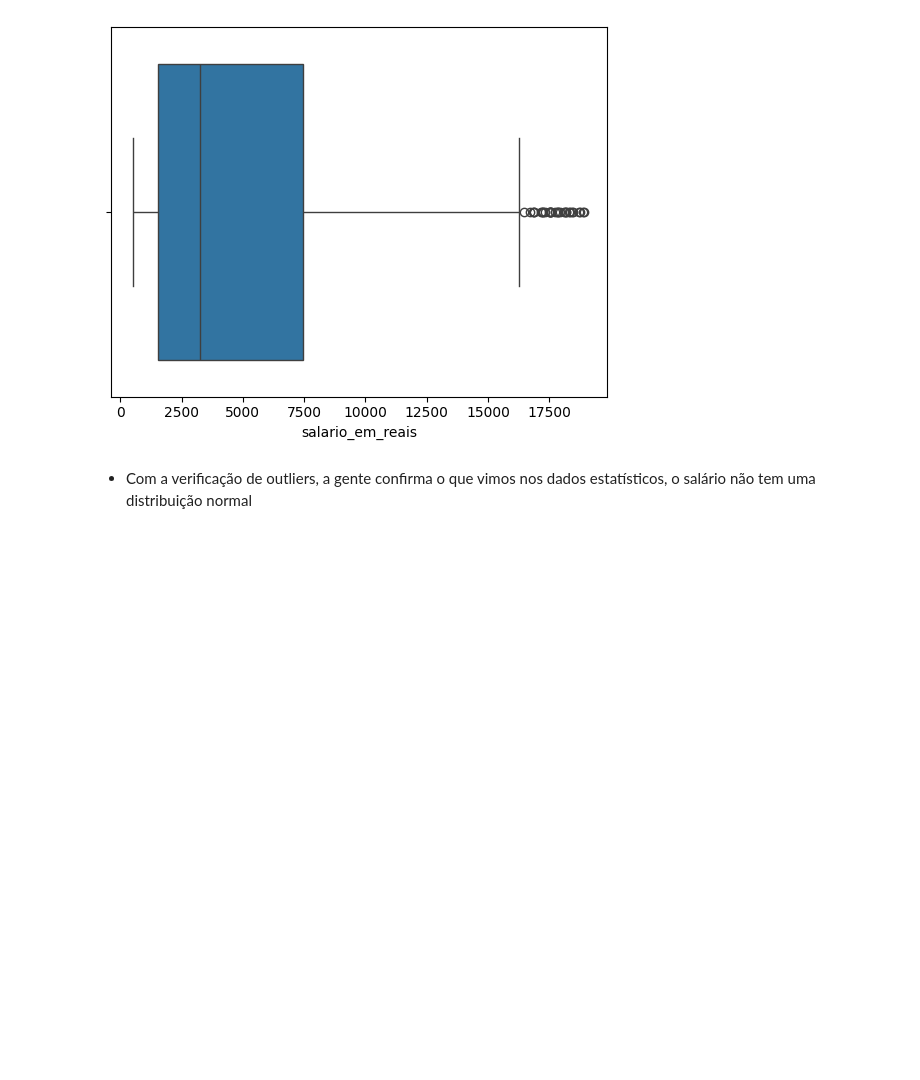
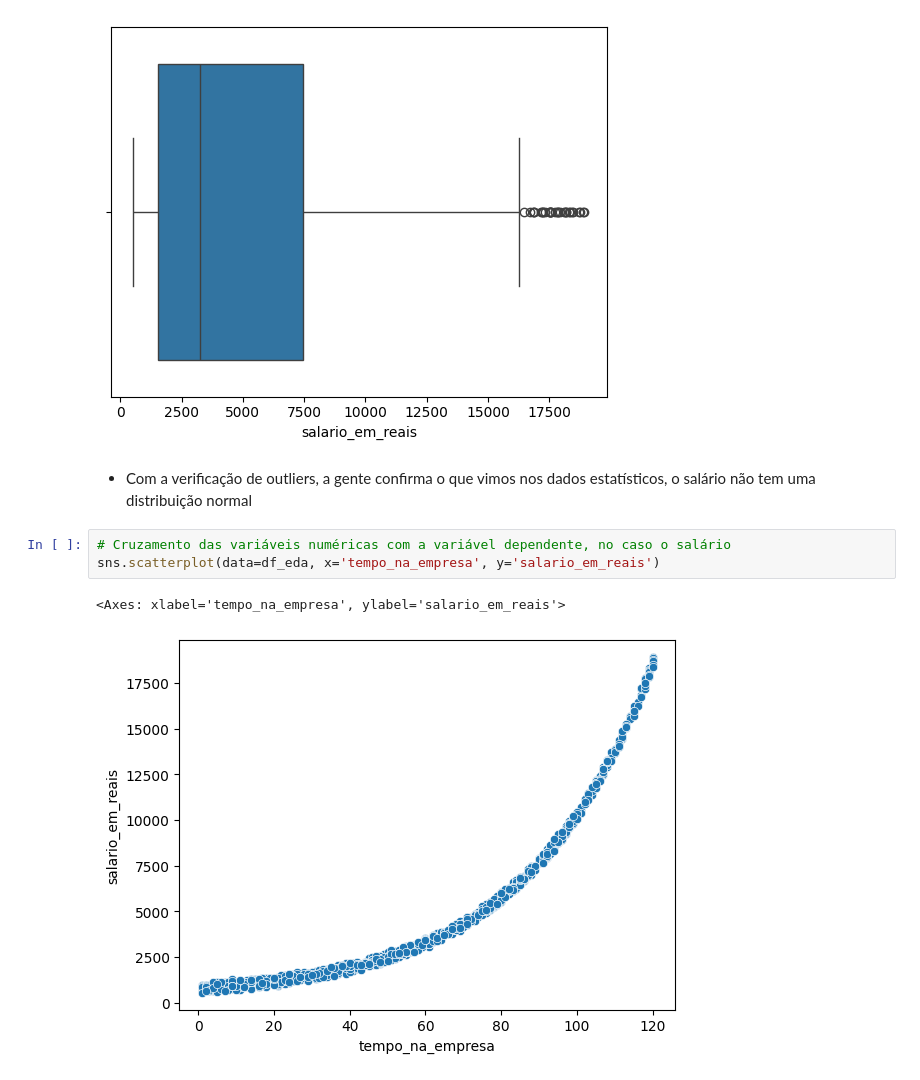
Before and after one commit to rcmonteiro/curso-ia-rocketseat, a Jupyter notebook: regressao_polinomial/modelo_salario.ipynb, the cells around one changed output. Saved outputs shown, nothing was run; the diff lists cells and outputs as text; blank space fills up the shorter version.

```diff
--- a/regressao_polinomial/modelo_salario.ipynb
+++ b/regressao_polinomial/modelo_salario.ipynb
@@ -87,3 +87,9 @@ sns.boxplot(data=df, x='salario_em_reais')
 [figure]
 # %% [markdown]
 - Com a verificação de outliers, a gente confirma o que vimos nos dados estatísticos, o salário não tem uma distribuição normal
+# %%
+# Cruzamento das variáveis numéricas com a variável dependente, no caso o salário
+sns.scatterplot(data=df_eda, x='tempo_na_empresa', y='salario_em_reais')
+# %% [output]
+<Axes: xlabel='tempo_na_empresa', ylabel='salario_em_reais'>
+[figure, added]
```
Also changed, not shown: parts of 9 cells of this notebook.
